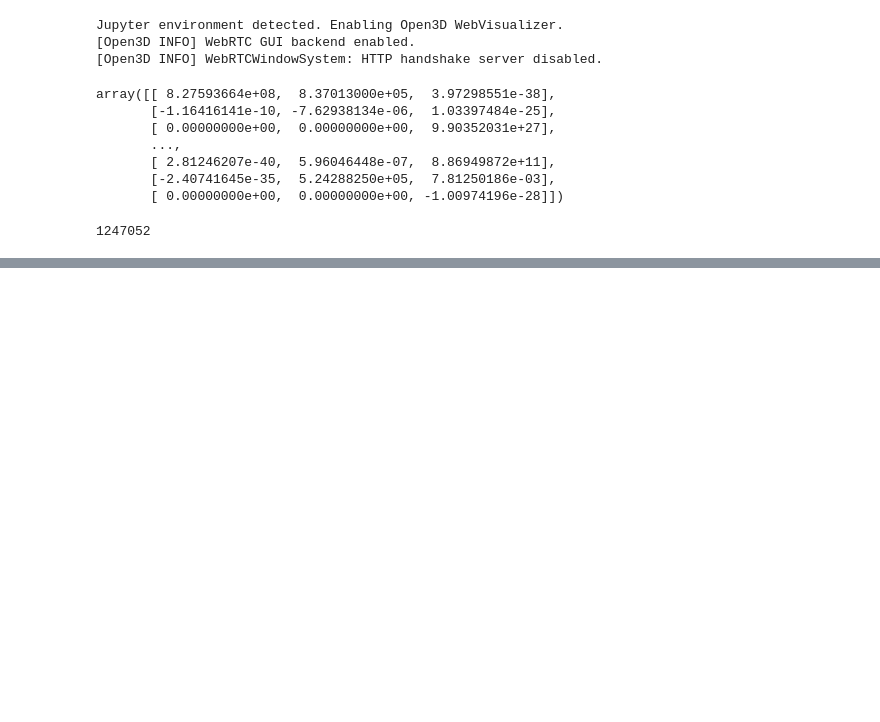
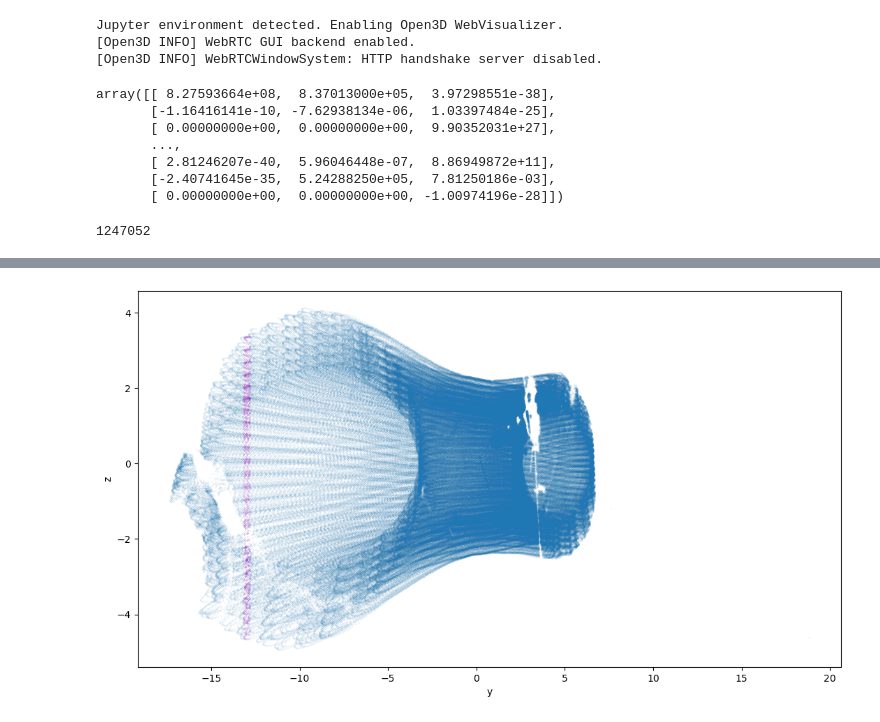
Before and after one commit to Mathilde-Bnt/MB_little_awk, a Jupyter notebook: current_development/21-Looking_at_artefacts.ipynb, the cells around one changed output, grey strips where cells are left out. Saved outputs shown, nothing was run; the diff lists cells and outputs as text; code cells hidden in the pictures; blank space fills up the shorter version.

```diff
--- a/current_development/21-Looking_at_artefacts.ipynb
+++ b/current_development/21-Looking_at_artefacts.ipynb
@@ -104,0 +118,47 @@ for i in range(117500):
+# %%
+import numpy as np
+import laspy
+from mpl_toolkits.mplot3d import Axes3D
+import matplotlib.pyplot as plt
+
+# reading las file and copy points
+input_las = laspy.file.File("2021.12.06T16-00-00_original.las", mode="r")
+point_records = input_las.points.copy()
+
+# getting scaling and offset parameters
+las_scaleX = input_las.header.scale[0]
+las_offsetX = input_las.header.offset[0]
+las_scaleY = input_las.header.scale[1]
+las_offsetY = input_las.header.offset[1]
+las_scaleZ = input_las.header.scale[2]
+las_offsetZ = input_las.header.offset[2]
+
+# calculating coordinates
+p_X = np.array((point_records['point']['X'] * las_scaleX) + las_offsetX)
+p_Y = np.array((point_records['point']['Y'] * las_scaleY) + las_offsetY)
+p_Z = np.array((point_records['point']['Z'] * las_scaleZ) + las_offsetZ)
+# %%
+p_X_slice = []
+p_Y_slice = []
+p_Z_slice = []
+
+for i in range(len(point_records['point']['Y'])):
+    if -12.8> (point_records['point']['Y'][i] * las_scaleY + las_offsetY) >-13.2:
+        p_X_slice.append((point_records['point']['X'][i] * las_scaleX) + las_offsetX)
+        p_Y_slice.append((point_records['point']['Y'][i] * las_scaleY) + las_offsetY)
+        p_Z_slice.append((point_records['point']['Z'][i] * las_scaleZ) + las_offsetZ)
+# %%
+# plotting points
+fig = plt.figure(figsize=(13,7))
+# ax = fig.add_subplot(111, projection='3d')
+# ax.scatter(p_X, p_Y, p_Z, c='r', marker='o')
+
+ax = fig.add_subplot(111)
+ax.scatter(p_Y, p_Z, marker='.', s=0.01)
+ax.scatter(p_Y_slice, p_Z_slice, c='m', marker='.', s=0.01)
+ax.set_xlabel('y')
+ax.set_ylabel('z')
+
+plt.show()
+# %% [output]
+[figure, added]
```
Also changed, not shown: parts of 16 cells of this notebook.
